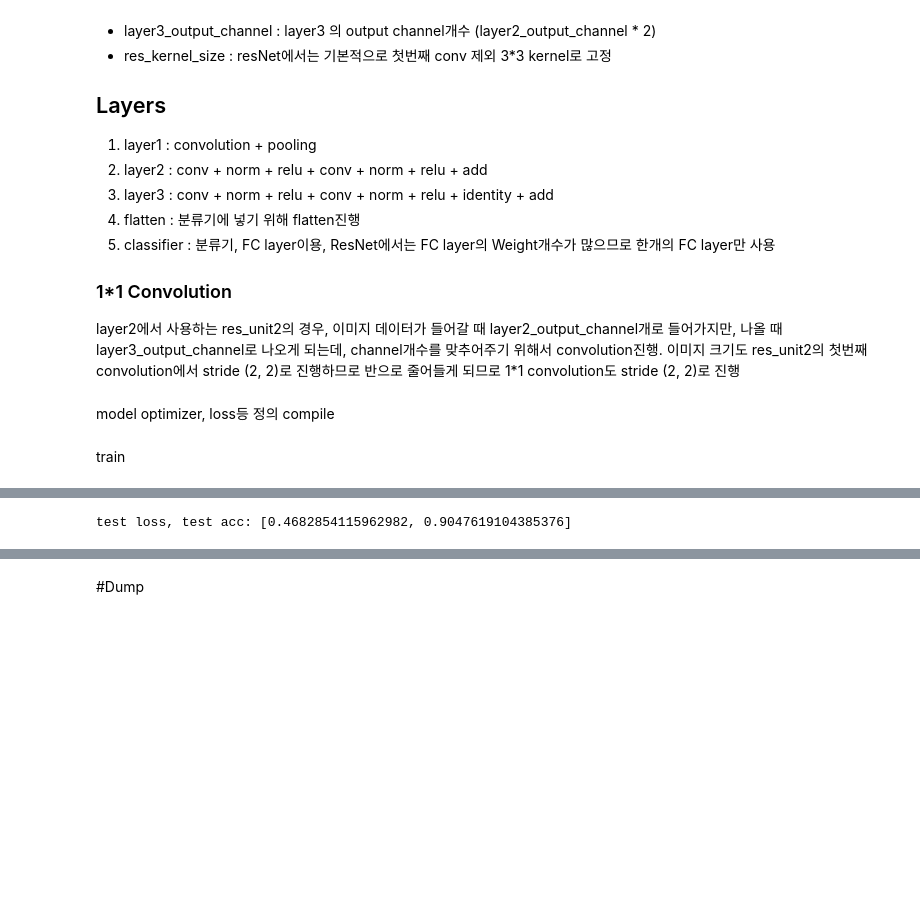
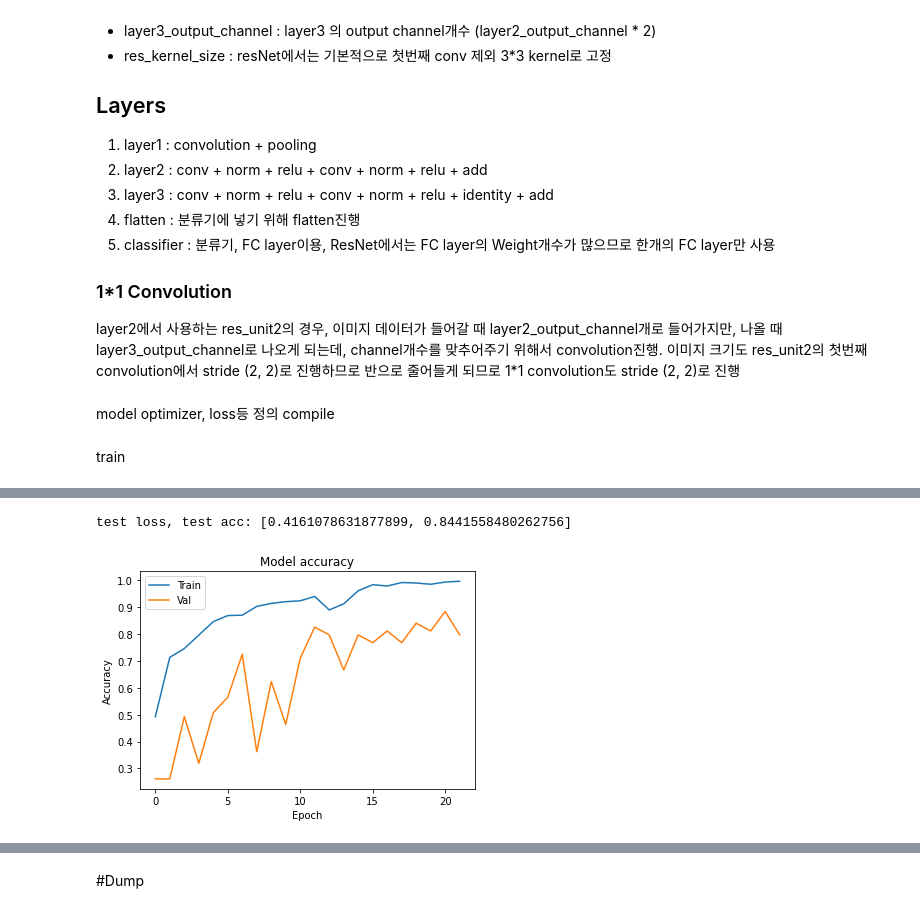
Before and after one commit to LSeongjin/DIGIGO, a Jupyter notebook: CNN_Model/model.ipynb, the cells around one changed output, grey strips where cells are left out. Saved outputs shown, nothing was run; the diff lists cells and outputs as text; code cells hidden in the pictures; blank space fills up the shorter version.

```diff
--- a/CNN_Model/model.ipynb
+++ b/CNN_Model/model.ipynb
@@ -53,6 +53,7 @@ for folder in image_folders:
   temp = sorted(glob.glob(folder + "/*.jpg"))
   temp.extend(sorted(glob.glob(folder + "/*.png")))
   temp.extend(sorted(glob.glob(folder + "/*.jpeg")))
+  temp.extend(sorted(glob.glob(folder + "/*.jfif")))
   files.extend(temp)
   each_class_num.append(len(temp))
 # %%
@@ -130,25 +131,22 @@ global input_img_shape, input_channel, layer1_output_channel, layer1_kernel_size
 input_img_shape = (256, 256, 3)
 input_channel = 3
 layer1_output_channel = 6
-layer1_kernel_size = (15, 15)
+layer1_kernel_size = (7, 7)
 layer2_output_channel = 6
 layer3_output_channel = 12
 
 # overall residual units num = num_residual_units * num_residual_layers
-res_kernel_size = (21, 21)
+res_kernel_size = (11, 11)
 # %%
 from tensorflow.python.keras.activations import softmax
 class cnn_model(tf.keras.Model):
   global input_img_shape, input_channel, layer1_output_channel, layer1_kernel_size, res_kernel_size, layer2_output_channel, layer3_output_channel
   def __init__(self):
     super(cnn_model, self).__init__()
-    self.num_residual_units = 3 # number of units per layer
-    self.num_residual_layers = 2 # number of layer per model
-    self.res_kernel_size = (3, 3)
 
     self.conv1 = layers.Conv2D(layer1_output_channel, layer1_kernel_size, strides=(2, 2),
                        padding='same', input_shape=input_img_shape, activation='relu')
-    self.pool1 = layers.MaxPool2D(pool_size=(4, 4))
+    self.pool1 = layers.MaxPool2D(pool_size=(2, 2))
     self.conv2_t = layers.Conv2D(layer2_output_channel, res_kernel_size, padding='same')
     self.batchnorm1 = layers.BatchNormalization()
     self.relu1 = layers.ReLU()
@@ -164,9 +162,8 @@ class cnn_model(tf.keras.Model):
     self.conv4 = layers.Conv2D(layer3_output_channel, res_kernel_size, padding='same')
     self.batchnorm4 = layers.BatchNormalization()
     self.relu4 = layers.ReLU()
+    self.identity1 = layers.Conv2D(layer3_output_channel, (1, 1), padding='same', strides=(2, 2))
     self.add2 = layers.Add()
-
-    self.identity = layers.Conv2D(layer3_output_channel, (1, 1), padding='same', strides=(2, 2))
 
     self.flat = layers.Flatten()
     self.fc1 = layers.Dense(4)
@@ -188,8 +185,9 @@ class cnn_model(tf.keras.Model):
     x_t = self.conv4(x_t)
     x_t = self.batchnorm4(x_t)
     x_t = self.relu4(x_t)
-    x = self.identity(x)
+    x = self.identity1(x)
     x = self.add2([x, x_t])
+
     x = self.flat(x)
     x = self.fc1(x)
     probs = softmax(x)
@@ -256,4 +254,15 @@ results = model_fi.evaluate(x_test, y_test)
 # %%
 print('test loss, test acc:', results)
 # %% [output]
-test loss, test acc: [0.4682854115962982, 0.9047619104385376]
+test loss, test acc: [0.4161078631877899, 0.8441558480262756]
+# %%
+import matplotlib.pyplot as plt
+plt.plot(history.history['accuracy'])
+plt.plot(history.history['val_accuracy'])
+plt.title('Model accuracy')
+plt.xlabel('Epoch')
+plt.ylabel('Accuracy')
+plt.legend(['Train', 'Val'], loc='upper left')
+plt.show()
+# %% [output]
+[figure, added]
```
Also changed, not shown: parts of 11 cells of this notebook, 1 other file.
